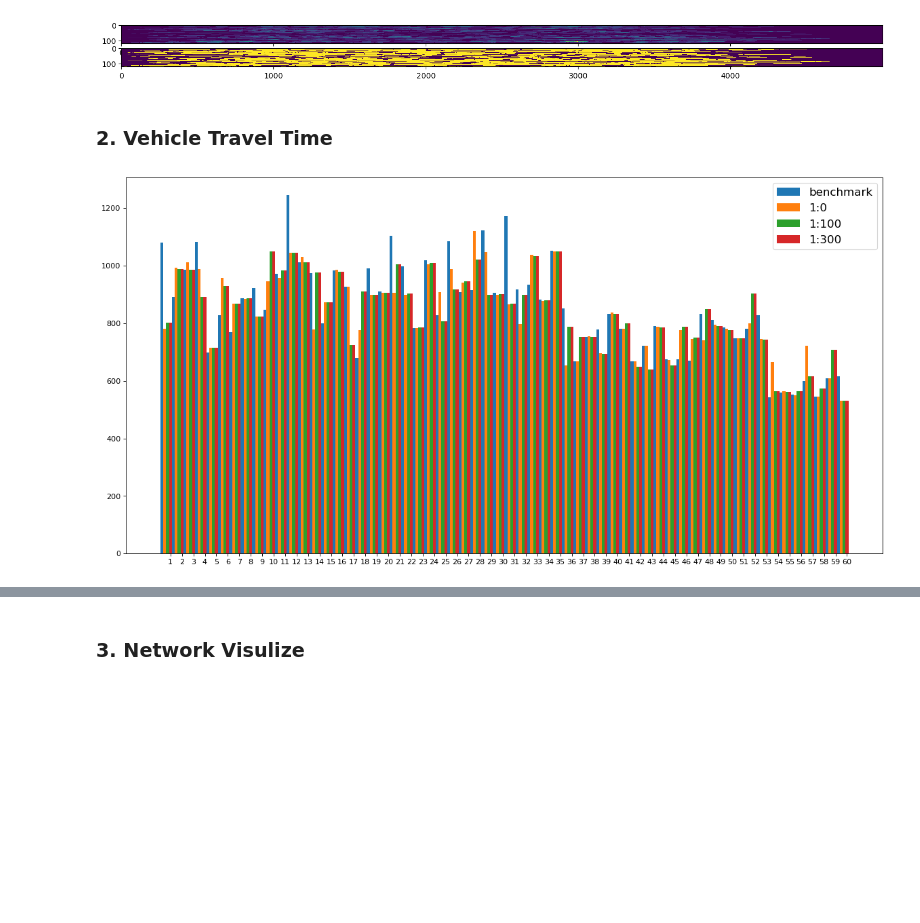
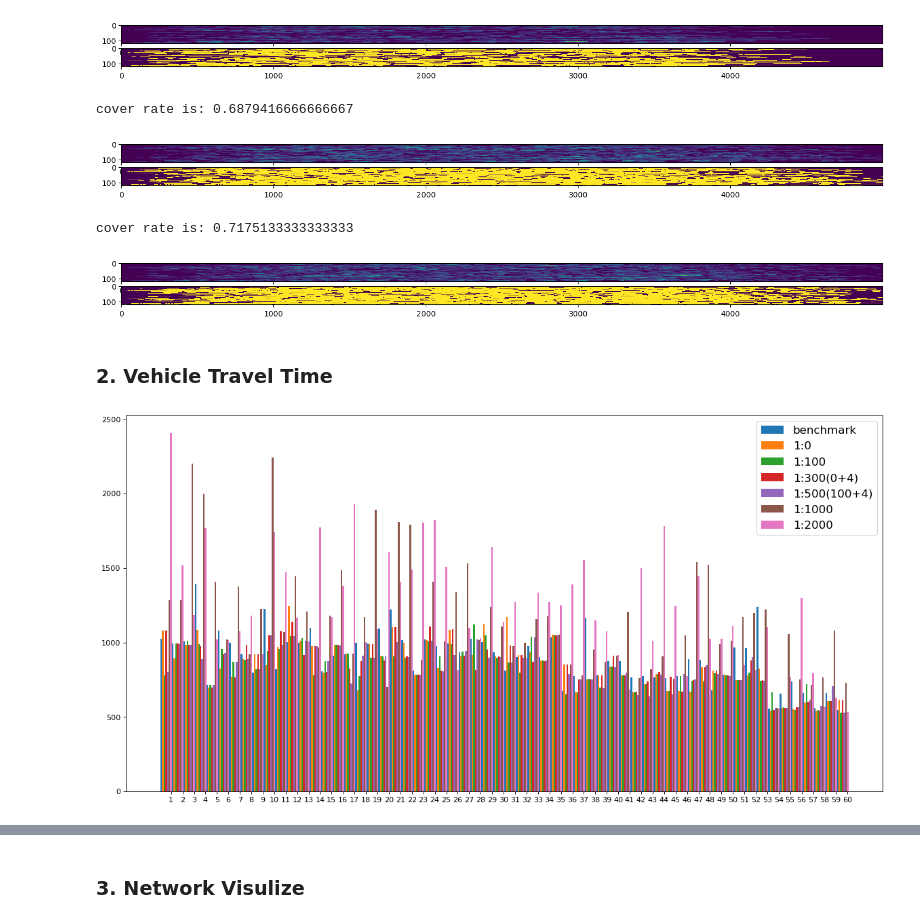
Before and after one commit to Dylan-Wyl10/RoboSense, a Jupyter notebook: analysis/dataAnalysis.ipynb, the cells around one changed output, grey strips where cells are left out. Drawn from its saved outputs; the diff is of its cells as text; code cells hidden in the pictures; blank space fills up the shorter version.

```diff
--- a/analysis/dataAnalysis.ipynb
+++ b/analysis/dataAnalysis.ipynb
@@ -15,19 +15,19 @@ coverTable4 = '../result/PR{} Testing/pr{}_cover_100_step20_deroute4.npy'.format
 
 # coverTable3 = '../result/{}/{}_cover_300_step20.npy'.format(pr, pr)
 # coverTable4 = '../result/{}/{}_cover_500_step20.npy'.format(pr, pr)
-coverTable5 = '../result/{}/{}_cover_500_step20.npy'.format(pr, pr)
-coverTable6 = '../result/{}/{}_cover_500_step20.npy'.format(pr, pr)
-lb_list = ['benchmark', '1:0', '1:100', '1:300', '1:500', '1:1000', '1:2000']
+coverTable5 = '../result/PR{} Testing/pr{}_cover_1000_step20.npy'.format(pr, pr)
+coverTable6 = '../result/PR{} Testing/pr{}_cover_2000_step20.npy'.format(pr, pr)
+lb_list = ['benchmark', '1:0', '1:100', '1:300(0+4)', '1:500(100+4)', '1:1000', '1:2000']
 # lb_list = ['benchmark', '1:0', '1:300(20)', '1:500(40)']
 # %%
 # load cover table
-# cover_ben = np.load(coverTable_benchmark)
+cover_ben = np.load(coverTable_benchmark)
 cover_1 = np.load(coverTable1)
 cover_2 = np.load(coverTable2)
 cover_3 = np.load(coverTable3)
 cover_4 = np.load(coverTable4)
-# cover_5 = np.load(coverTable5)
-# cover_6 = np.load(coverTable6)
+cover_5 = np.load(coverTable5)
+cover_6 = np.load(coverTable6)
 # %% [markdown]
 ### 1. Link Cover Rate
 # %%
@@ -69,9 +72,15 @@ LT_4 = drawTimeSpace(cover_4)
 cover rate is: 0.5225716666666667
 [figure]
 # %%
-# LT_5 = drawTimeSpace(cover_5)
+LT_5 = drawTimeSpace(cover_5)
+# %% [output]
+cover rate is: 0.6879416666666667
+[figure, added]
 # %%
-# LT_6 = drawTimeSpace(cover_6)
+LT_6 = drawTimeSpace(cover_6)
+# %% [output]
+cover rate is: 0.7175133333333333
+[figure, added]
 # %% [markdown]
 ### 2. Vehicle Travel Time
 # %%
@@ -84,26 +93,26 @@ def getTravelTime(table, max_veh_num):
 # %%
 max_veh = 60
 # getTravelTime(cover_ben, max_veh),
-travelTime_list = [
+travelTime_list = [getTravelTime(cover_ben, max_veh),
                    getTravelTime(cover_1, max_veh),
                    getTravelTime(cover_2, max_veh),
                    getTravelTime(cover_3, max_veh),
-                   getTravelTime(cover_4, max_veh),]
-#                    getTravelTime(cover_5, max_veh),
-#                    getTravelTime(cover_6, max_veh),]
+                   getTravelTime(cover_4, max_veh),
+                   getTravelTime(cover_5, max_veh),
+                   getTravelTime(cover_6, max_veh),]
 veh_list = ['{}'.format(str(i+1)) for i in range(max_veh)]
 total_width, n = 1, len(travelTime_list)
 width = total_width/n
 x = np.arange(len(veh_list))
 plt.figure(figsize=(18, 9), dpi=80)
 
 for k in range(len(travelTime_list)):
     xx = x + np.ones(x.shape)*k*width
     plt.bar(xx, travelTime_list[k], width=width, label = str(k), tick_label = veh_list)
 plt.legend(lb_list, fontsize=15)
 plt.show()
 # %% [output]
-[figure, old version]
+[figure, new version]
 # %%
 tt_mean = np.mean(np.array(travelTime_list),axis=1)  # travel time
 
```
Also changed, not shown: parts of 28 cells of this notebook.
